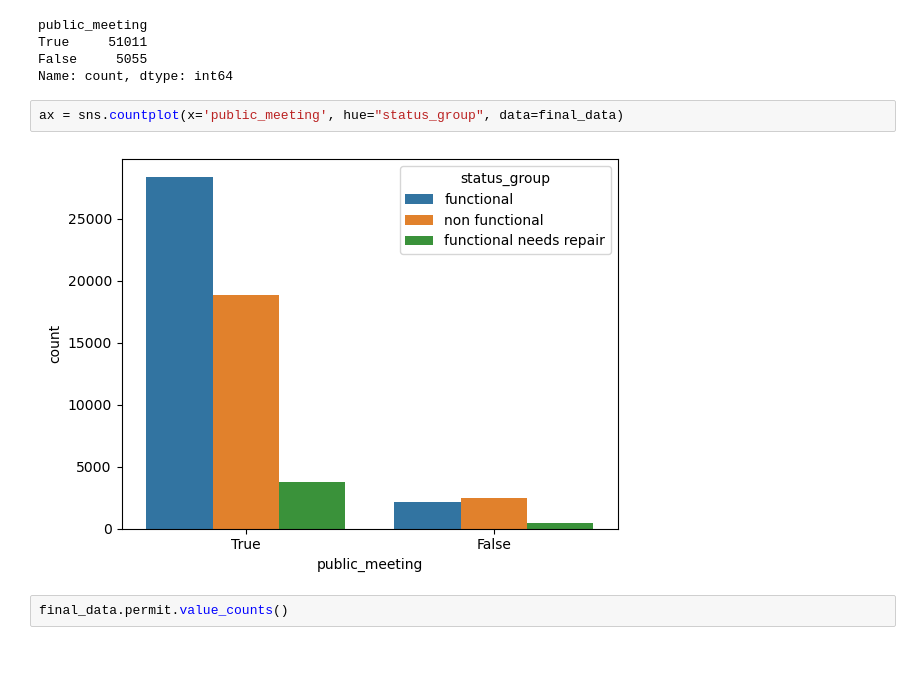
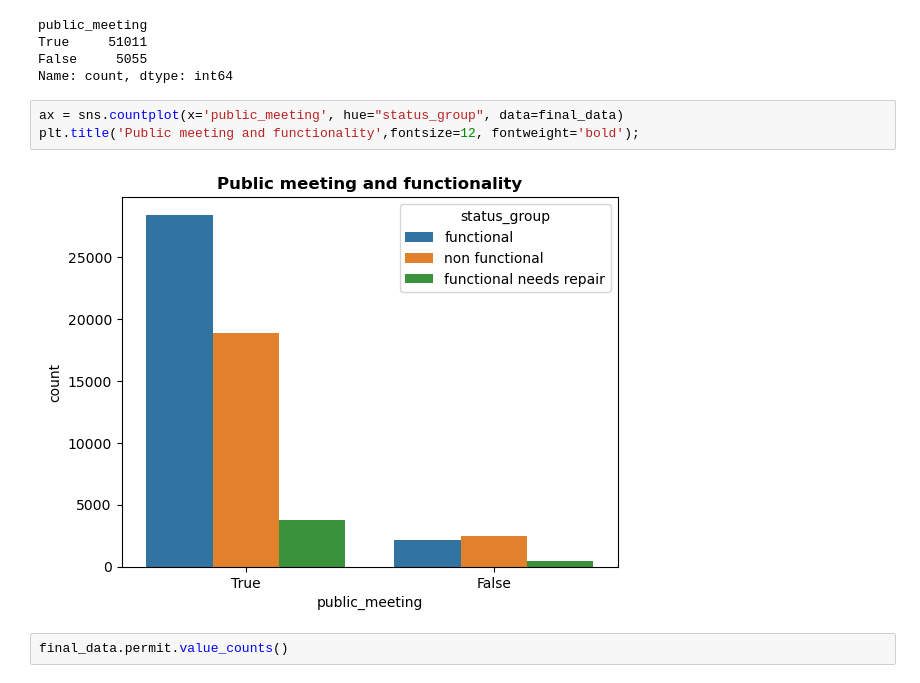
Before and after one commit to Danayt09/Tanzanian_Water_Wells, a Jupyter notebook: EDA.ipynb, the cells around one changed output. Drawn from its saved outputs; the diff is of its cells as text; blank space fills up the shorter version.

```diff
--- a/EDA.ipynb
+++ b/EDA.ipynb
@@ -493,8 +537,9 @@ False     5055
 Name: count, dtype: int64
 # %%
 ax = sns.countplot(x='public_meeting', hue="status_group", data=final_data)
+plt.title('Public meeting and functionality',fontsize=12, fontweight='bold');
 # %% [output]
-[figure, old version]
+[figure, new version]
 # %%
 final_data.permit.value_counts()
 # %% [output]
```
Also changed, not shown: parts of 6 cells of this notebook, 3 other files.
